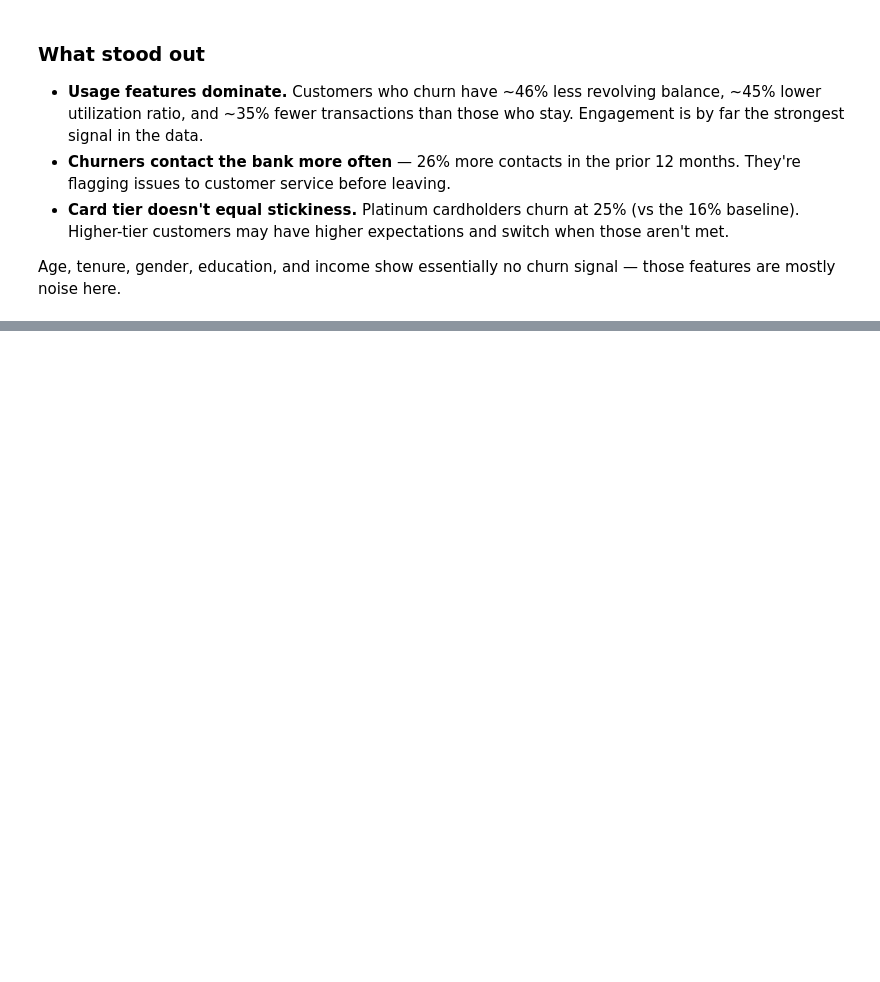
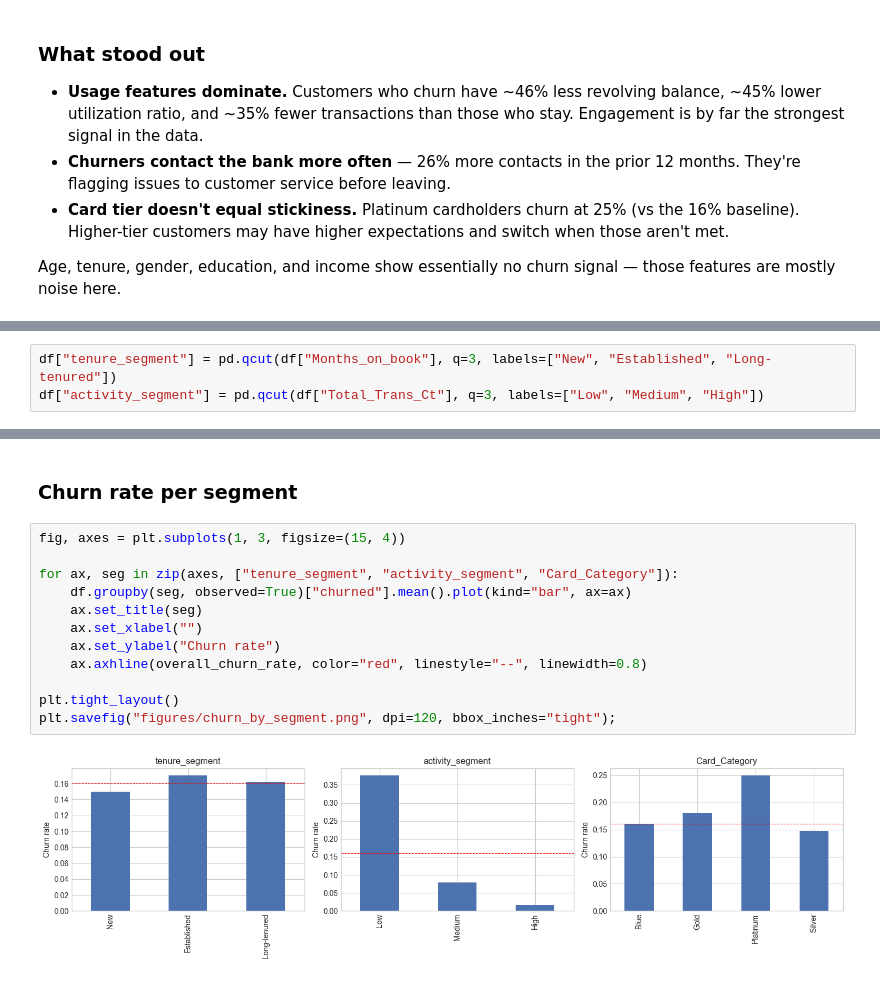
Before and after one commit to mkhlndrv/cost-aware-churn-prediction, a Jupyter notebook: notebooks/01_eda.ipynb, the cells around one changed output, grey strips where cells are left out. Drawn from its saved outputs; the diff is of its cells as text; blank space fills up the shorter version.

```diff
--- a/notebooks/01_eda.ipynb
+++ b/notebooks/01_eda.ipynb
@@ -277,0 +288,3 @@ Age, tenure, gender, education, and income show essentially no churn signal —
+# %%
+df["tenure_segment"] = pd.qcut(df["Months_on_book"], q=3, labels=["New", "Established", "Long-tenured"])
+df["activity_segment"] = pd.qcut(df["Total_Trans_Ct"], q=3, labels=["Low", "Medium", "High"])
@@ -277,0 +307,16 @@ Age, tenure, gender, education, and income show essentially no churn signal —
+# %% [markdown]
+### Churn rate per segment
+# %%
+fig, axes = plt.subplots(1, 3, figsize=(15, 4))
+
+for ax, seg in zip(axes, ["tenure_segment", "activity_segment", "Card_Category"]):
+    df.groupby(seg, observed=True)["churned"].mean().plot(kind="bar", ax=ax)
+    ax.set_title(seg)
+    ax.set_xlabel("")
+    ax.set_ylabel("Churn rate")
+    ax.axhline(overall_churn_rate, color="red", linestyle="--", linewidth=0.8)
+
+plt.tight_layout()
+plt.savefig("figures/churn_by_segment.png", dpi=120, bbox_inches="tight");
+# %% [output]
+[figure, added]
```
Also changed, not shown: parts of 8 cells of this notebook, 2 other files.
